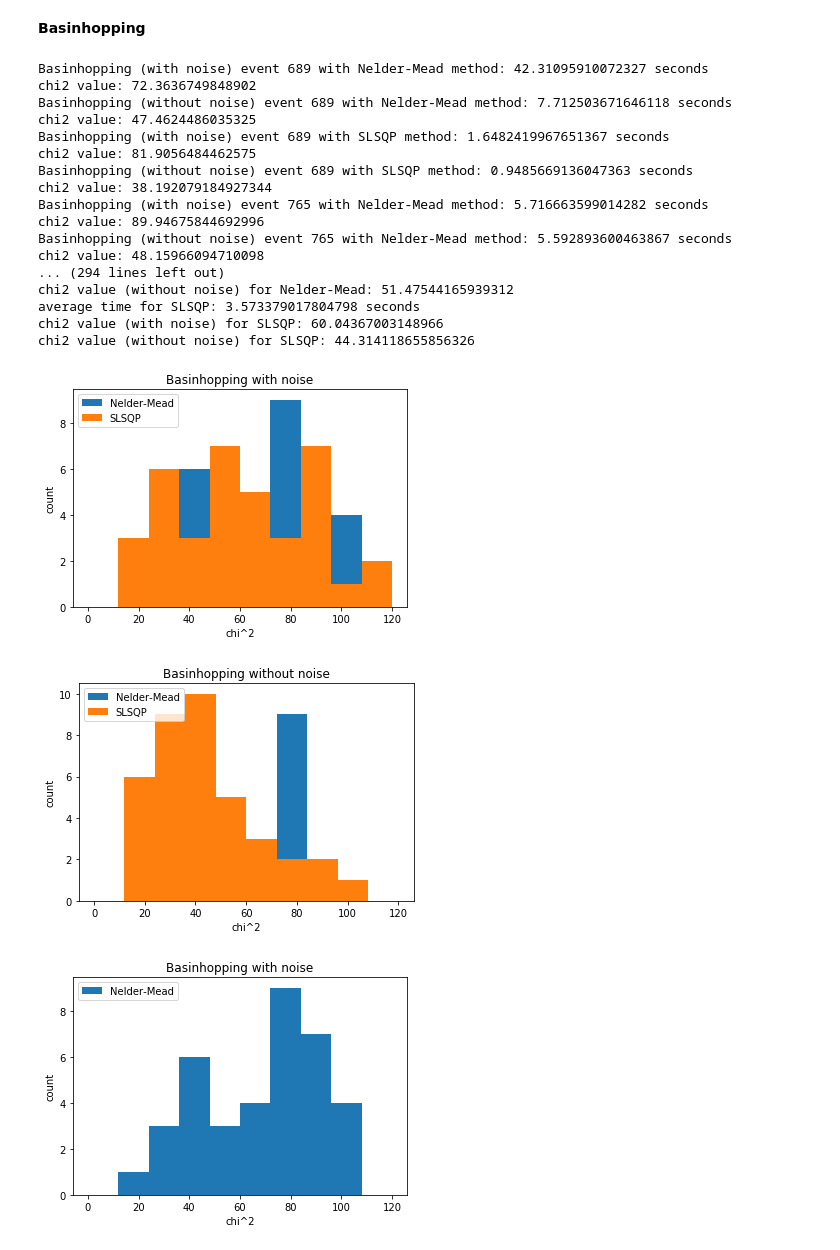
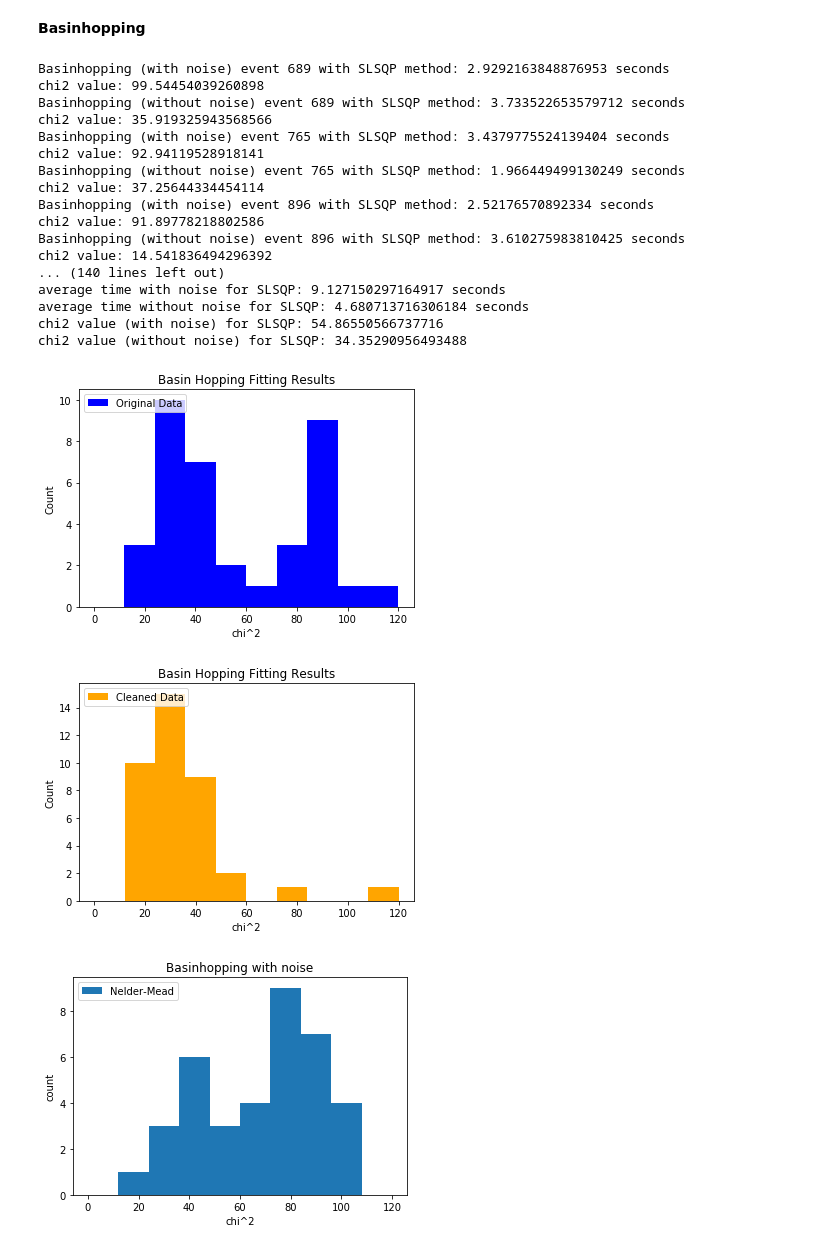
Before and after one commit to chchen123/Monte-Carlo, a Jupyter notebook: Global Methods.ipynb, the cells around one changed output. Drawn from its saved outputs; the diff is of its cells as text; code cells hidden in the pictures.

```diff
--- a/Global Methods.ipynb
+++ b/Global Methods.ipynb
@@ -27,7 +27,7 @@ from math import pi
 import time
 import matplotlib.pyplot as plt
 # %%
-with open('/home/chen/Real Data/config_e15503a_runs_92-104.yml', 'r') as f:
+with open('/home/chen/ar40/config/config_e15503a_runs_92-104.yml', 'r') as f:
     config = yaml.load(f)
 
 mcfitter = pytpc.fitting.MCFitter(config)
@@ -35,7 +35,7 @@ num_iters = config['num_iters']
 num_pts = config['num_pts']
 red_factor = config['red_factor']
 
-full = h5py.File('/home/chen/Real Data/clean_run_0102.h5', 'r')
+full = h5py.File('/home/chen/ar40/config/clean_run_0102.h5', 'r')
 good_event = [689, 765, 896, 305, 504, 575, 456, 299, 399, 156, 231, 7832, 1568, 1354, 789, 485, 2456, 357, 4568, 1448, 3578, 745, 430, 1676, 811, 641, 871, 785, 37, 24, 75, 72, 35, 16, 12, 1718, 1, 9]
 print(len(good_event))
 # %% [output]
@@ -299,10 +303,12 @@ average chi2 value (without noise): 42.00646858265847
 #time_list = {'Nelder-Mead':[],'Powell':[],'CG':[],'BFGS':[],'L-BFGS-B':[],'TNC':[],'COBYLA':[],'SLSQP':[]}
 #methods = ['Nelder-Mead','Powell','CG','BFGS', 'L-BFGS-B','TNC','COBYLA','SLSQP']
 
-chi2_with_noise = {'Nelder-Mead':[],'SLSQP':[]}
-chi2_without_noise = {'Nelder-Mead':[],'SLSQP':[]}
-time_list = {'Nelder-Mead':[],'SLSQP':[]}
-methods = ['Nelder-Mead','SLSQP']
+chi2_with_noise = {'SLSQP':[]}
+chi2_without_noise = {'SLSQP':[]}
+time_list = {'SLSQP':[]}
+methods = ['SLSQP']
+time_list_with_noise = {'SLSQP':[]}
+time_list_without_noise = {'SLSQP':[]}
 
 for i in range(len(good_event)):
     evt_ID = good_event[i]
@@ -387,62 +393,63 @@ for i in range(len(good_event)):
         t0 = time.time()
         results = scipy.optimize.basinhopping(f,ctr0, niter=25, T=0.01, stepsize=0.05, minimizer_kwargs={"method": method})
         t1 = time.time()
-        time_list[method].append(t1-t0)
+        time_list_with_noise[method].append(t1-t0)
         if np.isnan(results.fun) != True:
             chi2_with_noise[method].append(results.fun)
         print('Basinhopping (with noise) event '+str(evt_ID)+' with '+str(method)+' method: '+str(t1-t0)+' seconds')
         print('chi2 value: '+str(results.fun))
         t3 = time.time()
         cut_results = scipy.optimize.basinhopping(cut_f,cut_ctr0, niter=25, T=0.01, stepsize=0.05, minimizer_kwargs={"method": method})
         t4 = time.time()
-        time_list[method].append(t4-t3)
+        time_list_without_noise[method].append(t4-t3)
         if np.isnan(cut_results.fun) != True:
             chi2_without_noise[method].append(cut_results.fun)
         print('Basinhopping (without noise) event '+str(evt_ID)+' with '+str(method)+' method: '+str(t4-t3)+' seconds')
         print('chi2 value: '+str(cut_results.fun))
 
 for a in range(len(methods)):
     method = methods[a]
-    print("average time for "+method+": "+str(sum(time_list[method]) / float(len(time_list[method])))+" seconds")
+    print("average time with noise for "+method+": "+str(sum(time_list_with_noise[method]) / float(len(time_list_with_noise[method])))+" seconds")
+    print("average time without noise for "+method+": "+str(sum(time_list_without_noise[method]) / float(len(time_list_without_noise[method])))+" seconds")
     print('chi2 value (with noise) for '+method+": "+str(sum(chi2_with_noise[method]) / float(len(chi2_with_noise[method]))))
     print('chi2 value (without noise) for '+method+": "+str(sum(chi2_without_noise[method]) / float(len(chi2_without_noise[method]))))
 
 for i in chi2_with_noise:
-    plt.hist(chi2_with_noise[i], label=i, bins=10,range=(0,120))
-    plt.title('Basinhopping with noise')
+    plt.hist(chi2_with_noise[i], label="Original Data", color='blue', bins=10,range=(0,120))
+    plt.title('Basin Hopping Fitting Results')
     plt.legend(loc=2)
     plt.xlabel('chi^2')
-    plt.ylabel('count')
+    plt.ylabel('Count')
 plt.show()
 
 
 for i in chi2_without_noise:
-    plt.hist(chi2_without_noise[i], label=i, bins=10,range=(0,120))
-    plt.title('Basinhopping without noise')
+    plt.hist(chi2_without_noise[i], label="Cleaned Data", color='orange', bins=10,range=(0,120))
+    plt.title('Basin Hopping Fitting Results')
     plt.legend(loc=2)
     plt.xlabel('chi^2')
-    plt.ylabel('count')
+    plt.ylabel('Count')
 plt.show()
 # %% [output]
-Basinhopping (with noise) event 689 with Nelder-Mead method: 42.31095910072327 seconds
-chi2 value: 72.3636749848902
-Basinhopping (without noise) event 689 with Nelder-Mead method: 7.712503671646118 seconds
-chi2 value: 47.4624486035325
-Basinhopping (with noise) event 689 with SLSQP method: 1.6482419967651367 seconds
-chi2 value: 81.9056484462575
-Basinhopping (without noise) event 689 with SLSQP method: 0.9485669136047363 seconds
-chi2 value: 38.192079184927344
-Basinhopping (with noise) event 765 with Nelder-Mead method: 5.716663599014282 seconds
-chi2 value: 89.94675844692996
-Basinhopping (without noise) event 765 with Nelder-Mead method: 5.592893600463867 seconds
-chi2 value: 48.15966094710098
-... (294 lines left out)
-chi2 value (without noise) for Nelder-Mead: 51.47544165939312
-average time for SLSQP: 3.573379017804798 seconds
-chi2 value (with noise) for SLSQP: 60.04367003148966
-chi2 value (without noise) for SLSQP: 44.314118655856326
+Basinhopping (with noise) event 689 with SLSQP method: 2.9292163848876953 seconds
+chi2 value: 99.54454039260898
+Basinhopping (without noise) event 689 with SLSQP method: 3.733522653579712 seconds
+chi2 value: 35.919325943568566
+Basinhopping (with noise) event 765 with SLSQP method: 3.4379775524139404 seconds
+chi2 value: 92.94119528918141
+Basinhopping (without noise) event 765 with SLSQP method: 1.966449499130249 seconds
+chi2 value: 37.25644334454114
+Basinhopping (with noise) event 896 with SLSQP method: 2.52176570892334 seconds
+chi2 value: 91.89778218802586
+Basinhopping (without noise) event 896 with SLSQP method: 3.610275983810425 seconds
+chi2 value: 14.541836494296392
+... (140 lines left out)
+average time with noise for SLSQP: 9.127150297164917 seconds
+average time without noise for SLSQP: 4.680713716306184 seconds
+chi2 value (with noise) for SLSQP: 54.86550566737716
+chi2 value (without noise) for SLSQP: 34.35290956493488
-[figure, old version]
+[figure, new version]
-[figure, old version]
+[figure, new version]
 # %%
 for i in chi2_with_noise:
     plt.hist(chi2_with_noise[i], label=i, bins=10,range=(0,120))
```
Also changed, not shown: parts of 4 cells of this notebook, 1 other file.
